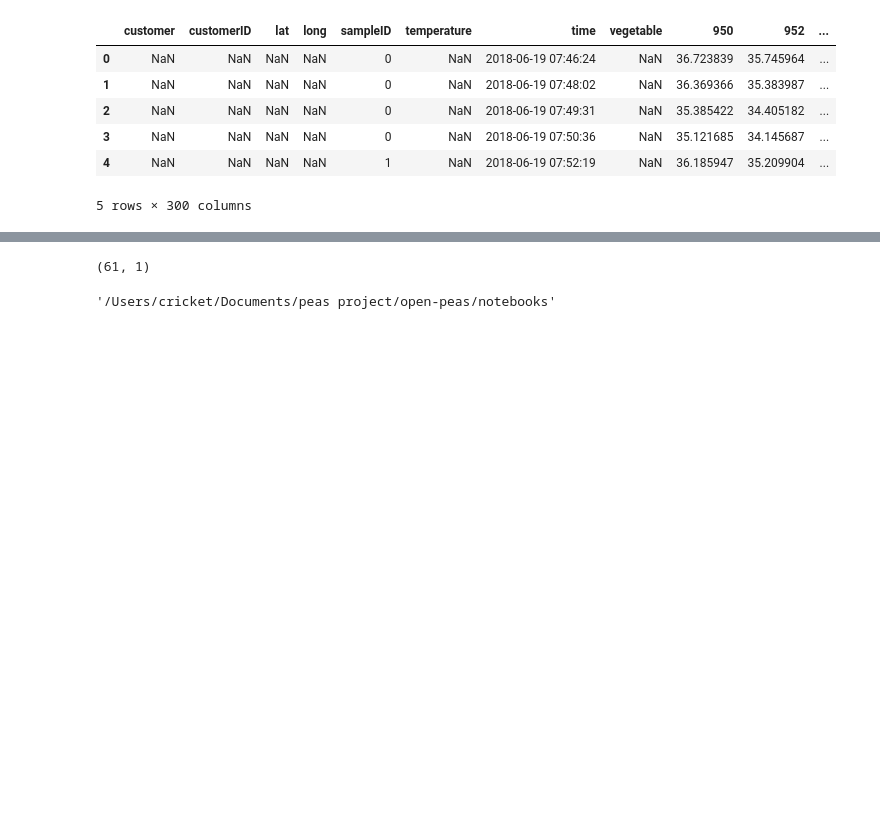
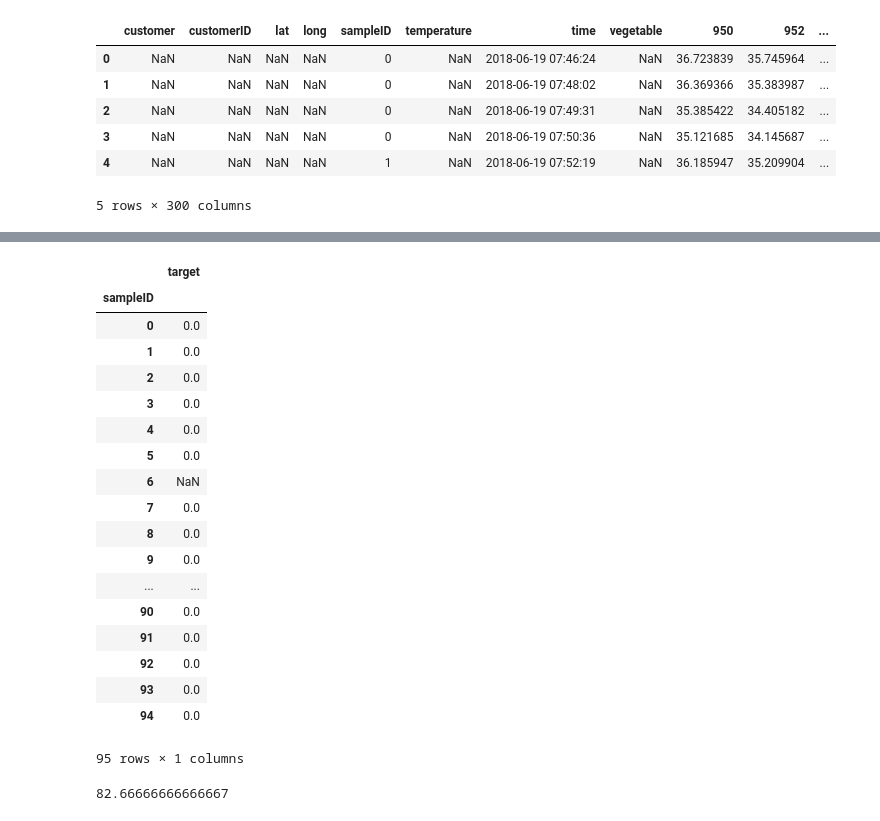
Before and after one commit to rudloffl/open-peas, a Jupyter notebook: notebooks/sqlite - spc database.ipynb, the cells around one changed output, grey strips where cells are left out. Cells and saved outputs as stored; diff of their text form; code cells hidden in the pictures; blank space fills up the shorter version.

```diff
--- a/notebooks/sqlite - spc database.ipynb
+++ b/notebooks/sqlite - spc database.ipynb
@@ -162,15 +170,29 @@ dataset[[int(x) for x in range(950, 1530+1, 2)]].T[[370, 371]].plot()
 # %%
 df = dataset[['target', 'sampleID']].groupby('sampleID').std()
-df[df['target'] != 0].shape
+df#[df['target'] != 0]#.shape
 # %% [output]
+|  | target |
+| sampleID |  |
+| 0 | 0.0 |
+| 1 | 0.0 |
+| 2 | 0.0 |
+| 3 | 0.0 |
+| 4 | 0.0 |
+| 5 | 0.0 |
+| 6 | NaN |
+| 7 | 0.0 |
+| 8 | 0.0 |
+| 9 | 0.0 |
+| ... | ... |
+| 90 | 0.0 |
+| 91 | 0.0 |
+| 92 | 0.0 |
+| 93 | 0.0 |
+| 94 | 0.0 |
-(61, 1)
+95 rows × 1 columns
 # %%
 from sqlalchemy import create_engine
 #engine = create_engine('sqlite:///:memory:')
 engine = create_engine('sqlite:////Users/cricket/Documents/peas project/open-peas/data/spectraset.db')
 # %%
 dataset.to_sql('dataset.db', engine)
-# %%
-os.getcwd()
-# %% [output]
-'/Users/cricket/Documents/peas project/open-peas/notebooks'
@@ -176,0 +201,4 @@ os.getcwd()
+# %%
+targets['Average'].iloc[-1]
+# %% [output]
+82.66666666666667
```
Also changed, not shown: parts of 3 cells of this notebook, 8 other files.
